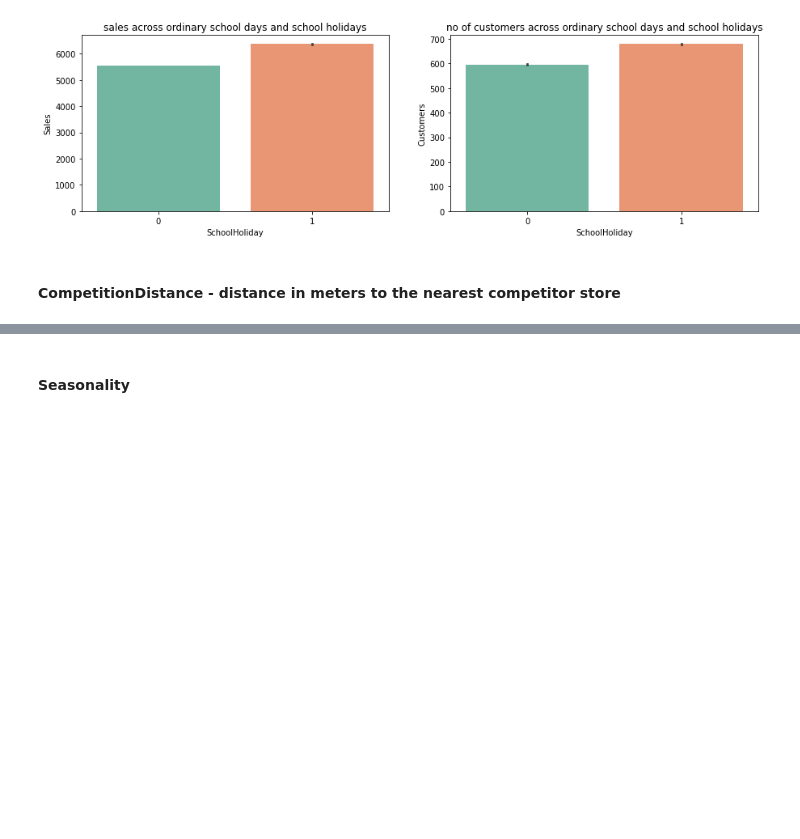
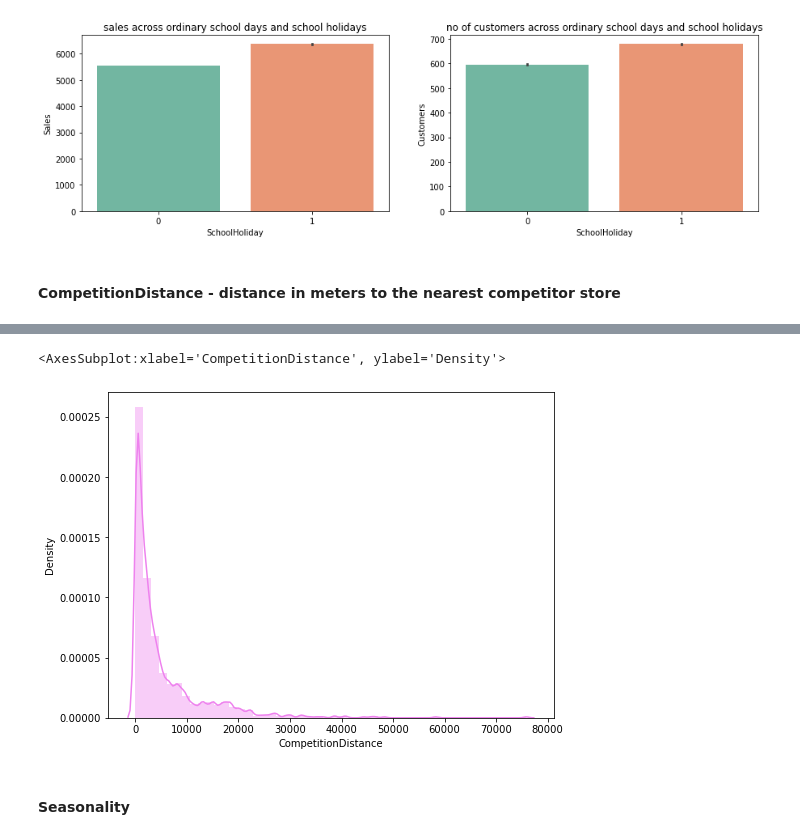
Before and after one commit to YohansSamuel/pharmaceutical_sales_prediction, a Jupyter notebook: notebooks/EDA.ipynb, the cells around one changed output, grey strips where cells are left out. Drawn from its saved outputs; the diff is of its cells as text; code cells hidden in the pictures; blank space fills up the shorter version.

```diff
--- a/notebooks/EDA.ipynb
+++ b/notebooks/EDA.ipynb
@@ -661,3 +678,9 @@ Text(0.5, 1.0, 'no of customers across ordinary school days and school holidays'
+# %%
+fig = plt.figure(figsize = (8,6))
+sns.distplot(joined_train_df.CompetitionDistance, color = 'violet')
+# %% [output]
+<AxesSubplot:xlabel='CompetitionDistance', ylabel='Density'>
+[figure, added]
 # %% [markdown]
 #### Seasonality
 # %% [markdown]
```
Also changed, not shown: parts of 1 cell of this notebook.
